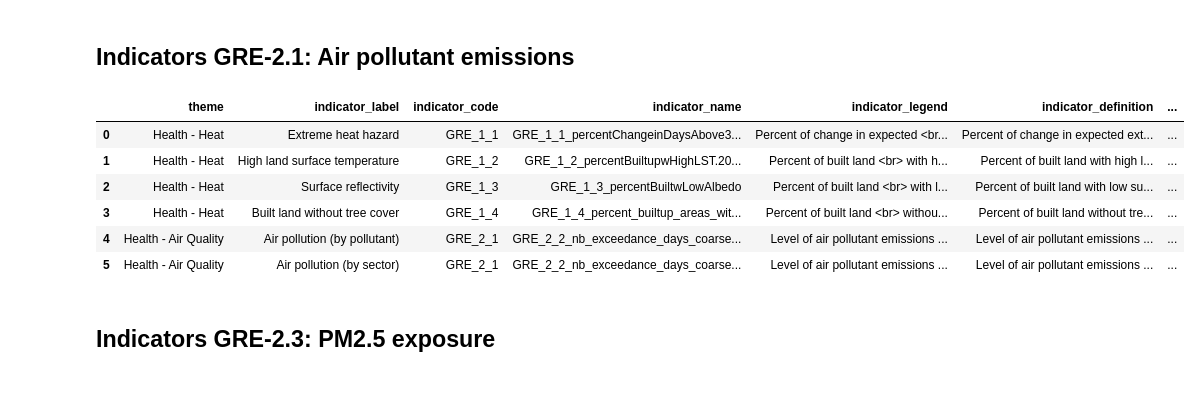
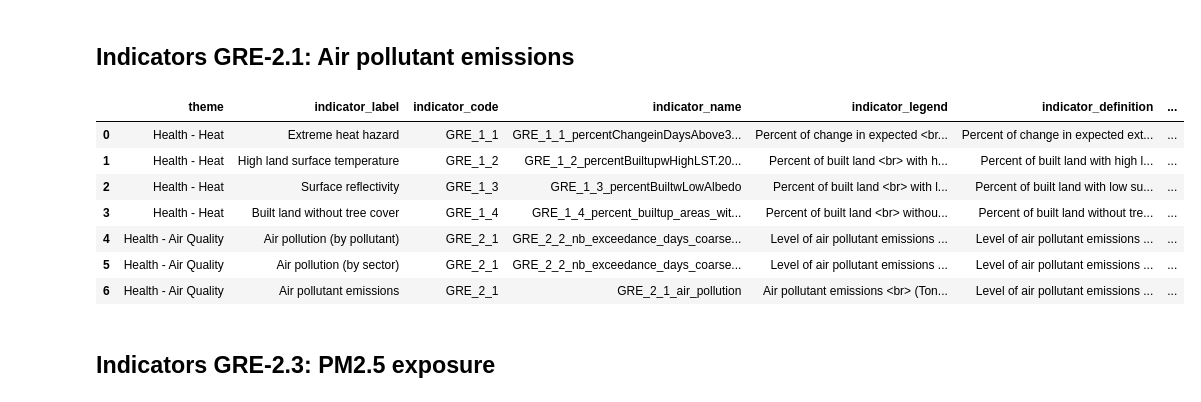
Before and after one commit to wri/cities-cities4forests-indicators, a Jupyter notebook: scripts/define-indicators.ipynb, the cells around one changed output. Drawn from its saved outputs; the diff is of its cells as text; code cells hidden in the pictures.

```diff
--- a/scripts/define-indicators.ipynb
+++ b/scripts/define-indicators.ipynb
@@ -112,33 +112,47 @@ indicators_definitions = indicators_definitions.append({'theme' : 'Health - Air
                                                         'indicator_label' : 'Air pollution (by pollutant)',
                                                         'indicator_code' : 'GRE_2_1',
                                                         'indicator_name' : 'GRE_2_2_nb_exceedance_days_coarse_carbon_monoxide',
                                                         'indicator_legend': 'Level of air pollutant emissions by pollutant species',
                                                        'indicator_definition' : 'Level of air pollutant emissions by pollutant species',
                                                        'data_sources' : 'CAMS, ECCAD',
                                                        'importance' : 'Human activity contributes to air pollution and climate change through emission of gases from fuel combustion, industrial processes, and agriculture. This indicator can help decision-makers and stakeholders identify the most important pollutants emitted locally, the activities responsible for the emissions, and, with multiple years of data, emissions trends.',
                                                        'methods' : 'This indicator is based on <a href="https://eccad3.sedoo.fr/#CAMS-GLOB-ANT">the CAMS Global Anthropogenic Emissions dataset</a> of the <a href="https://atmosphere.copernicus.eu/"> Copernicus Atmosphere Monitoring Service (CAMS)</a> and <a href="https://eccad.aeris-data.fr/"> ECCAD</a> (Granier et al. 2019). The dataset provides estimates of emissions from 12 sectors of human activity, on a 0.1-degree (approx. 11 km) spatial resolution. The estimates are based on simulations and historical data. The included sectors are: agriculture (livestock); agriculture (soils); agriculture (waste burning); power generation; fugitive emissions; industry; combustion in residential, commercial, and other settings; ships; solvents; solid waste and wastewater; off-road transportation; and on-road transportation.We used Google Earth Engine for spatial subsetting against cities administrative boundaries. We report annual, sector-disaggregated emissions for the years 2010, 2015, and 2020, of the each pollutant species. We report all emissions as tonnes/year.'},
                                                        ignore_index = True)
 
 # Level of air pollutant emissions by sector
 indicators_definitions = indicators_definitions.append({'theme' : 'Health - Air Quality',
                                                         'indicator_label' : 'Air pollution (by sector)',
                                                         'indicator_code' : 'GRE_2_1',
                                                         'indicator_name' : 'GRE_2_2_nb_exceedance_days_coarse_carbon_monoxide',
                                                         'indicator_legend': 'Level of air pollutant emissions by sector',
                                                        'indicator_definition' : 'Level of air pollutant emissions by sector',
                                                        'data_sources' : 'CAMS, ECCAD',
                                                        'importance' : 'Human activity contributes to air pollution and climate change through emission of gases from fuel combustion, industrial processes, and agriculture. This indicator can help decision-makers and stakeholders identify the most important pollutants emitted locally, the activities responsible for the emissions, and, with multiple years of data, emissions trends.',
                                                        'methods' : 'This indicator is based on <a href="https://eccad3.sedoo.fr/#CAMS-GLOB-ANT">the CAMS Global Anthropogenic Emissions dataset</a> of the <a href="https://atmosphere.copernicus.eu/"> Copernicus Atmosphere Monitoring Service (CAMS)</a> and <a href="https://eccad.aeris-data.fr/"> ECCAD</a> (Granier et al. 2019). The dataset provides estimates of emissions from 12 sectors of human activity, on a 0.1-degree (approx. 11 km) spatial resolution. The estimates are based on simulations and historical data. The included sectors are: agriculture (livestock); agriculture (soils); agriculture (waste burning); power generation; fugitive emissions; industry; combustion in residential, commercial, and other settings; ships; solvents; solid waste and wastewater; off-road transportation; and on-road transportation.We used Google Earth Engine for spatial subsetting against cities administrative boundaries. We report annual, sector-disaggregated emissions for the years 2010, 2015, and 2020, of the each pollutant species. We report all emissions as tonnes/year.'},
                                                        ignore_index = True)
 indicators_definitions
+
+# Main indicator by sector/pollutant
+indicators_definitions = indicators_definitions.append({'theme' : 'Health - Air Quality',
+                                                        'indicator_label' : 'Air pollutant emissions',
+                                                        'indicator_code' : 'GRE_2_1',
+                                                        'indicator_name' : 'GRE_2_1_air_pollution',
+                                                        'indicator_legend': 'Air pollutant emissions <br> (Tonnes)',
+                                                       'indicator_definition' : 'Level of air pollutant emissions by pollutant species and economic sector',
+                                                       'data_sources' : 'CAMS, ECCAD',
+                                                       'importance' : 'Human activity contributes to air pollution and climate change through emission of gases from fuel combustion, industrial processes, and agriculture. This indicator can help decision-makers and stakeholders identify the most important pollutants emitted locally, the activities responsible for the emissions, and, with multiple years of data, emissions trends.',
+                                                       'methods' : 'This indicator is based on <a href="https://eccad3.sedoo.fr/#CAMS-GLOB-ANT">the CAMS Global Anthropogenic Emissions dataset</a> of the <a href="https://atmosphere.copernicus.eu/"> Copernicus Atmosphere Monitoring Service (CAMS)</a> and <a href="https://eccad.aeris-data.fr/"> ECCAD</a> (Granier et al. 2019). The dataset provides estimates of emissions from 12 sectors of human activity, on a 0.1-degree (approx. 11 km) spatial resolution. The estimates are based on simulations and historical data. The included sectors are: agriculture (livestock); agriculture (soils); agriculture (waste burning); power generation; fugitive emissions; industry; combustion in residential, commercial, and other settings; ships; solvents; solid waste and wastewater; off-road transportation; and on-road transportation.We used Google Earth Engine for spatial subsetting against cities administrative boundaries. We report annual, sector-disaggregated emissions for the years 2010, 2015, and 2020, of the each pollutant species. We report all emissions as tonnes/year.'},
+                                                       ignore_index = True)
+indicators_definitions
 # %% [output]
 |  | theme | indicator_label | indicator_code | indicator_name | indicator_legend | indicator_definition | ... |
 | 0 | Health - Heat | Extreme heat hazard | GRE_1_1 | GRE_1_1_percentChangeinDaysAbove3... | Percent of change in expected <br... | Percent of change in expected ext... | ... |
 | 1 | Health - Heat | High land surface temperature | GRE_1_2 | GRE_1_2_percentBuiltupwHighLST.20... | Percent of built land <br> with h... | Percent of built land with high l... | ... |
 | 2 | Health - Heat | Surface reflectivity | GRE_1_3 | GRE_1_3_percentBuiltwLowAlbedo | Percent of built land <br> with l... | Percent of built land with low su... | ... |
 | 3 | Health - Heat | Built land without tree cover | GRE_1_4 | GRE_1_4_percent_builtup_areas_wit... | Percent of built land <br> withou... | Percent of built land without tre... | ... |
 | 4 | Health - Air Quality | Air pollution (by pollutant) | GRE_2_1 | GRE_2_2_nb_exceedance_days_coarse... | Level of air pollutant emissions ... | Level of air pollutant emissions ... | ... |
 | 5 | Health - Air Quality | Air pollution (by sector) | GRE_2_1 | GRE_2_2_nb_exceedance_days_coarse... | Level of air pollutant emissions ... | Level of air pollutant emissions ... | ... |
+| 6 | Health - Air Quality | Air pollutant emissions | GRE_2_1 | GRE_2_1_air_pollution | Air pollutant emissions <br> (Ton... | Level of air pollutant emissions ... | ... |
 # %% [markdown]
 ## Indicators GRE-2.3: PM2.5 exposure
 # %%
```
Also changed, not shown: parts of 14 cells of this notebook, 2 other files.
